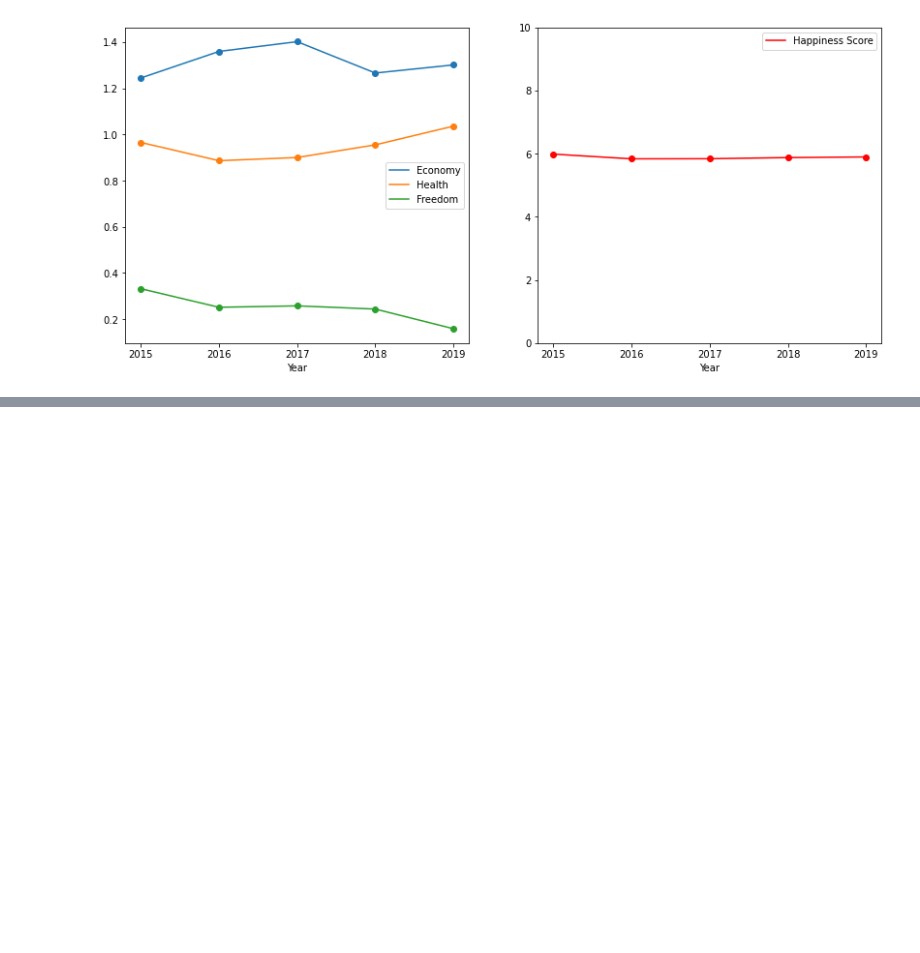
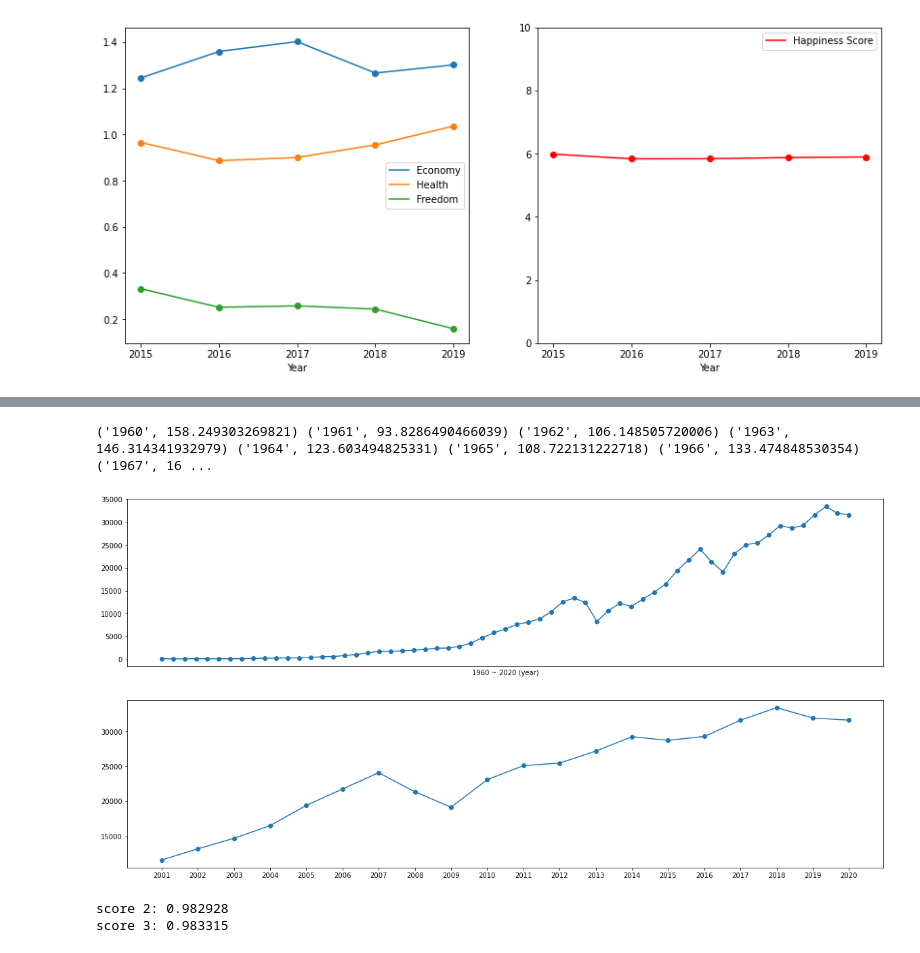
Before and after one commit to denev6/baekjoon, a Jupyter notebook: korea.ipynb, the cells around one changed output, grey strips where cells are left out. Drawn from its saved outputs; the diff is of its cells as text; code cells hidden in the pictures; blank space fills up the shorter version.

Commit message:
update korea

```diff
--- a/korea.ipynb
+++ b/korea.ipynb
@@ -97,3 +97,6 @@ ax2.legend()
 plt.show()
 # %% [output]
 [figure]
+# %%
+df_korea = pd.read_csv("datasets/worldbank_kor.csv", sep=",")
+df_korea.head(3)
@@ -99,0 +125,48 @@ plt.show()
+# %%
+import numpy as np
+
+years = df_korea.columns[4:-1]
+
+mask = df_korea["Indicator Name"] == "GDP per capita (current US$)"
+kor_gdp = df_korea.loc[mask, :].values.flatten().tolist()
+kor_gdp = np.array(kor_gdp[4:-1])
+
+print(*zip(years, kor_gdp))
+# %% [output]
+('1960', 158.249303269821) ('1961', 93.8286490466039) ('1962', 106.148505720006) ('1963', 146.314341932979) ('1964', 123.603494825331) ('1965', 108.722131222718) ('1966', 133.474848530354) ('1967', 16 ...
+# %%
+plt.figure(figsize=(20, 10))
+ax1 = plt.subplot(2, 1, 1)
+ax2 = plt.subplot(2, 1, 2)
+
+ax1.scatter(years, kor_gdp)
+ax1.plot(years, kor_gdp)
+ax1.set_xticks([])
+ax1.set_xlabel("1960 ~ 2020 (year)")
+
+ax2.scatter(years[-20:], kor_gdp[-20:])
+ax2.plot(years[-20:], kor_gdp[-20:])
+
+plt.show()
+# %% [output]
+[figure, added]
+# %%
+from sklearn.preprocessing import PolynomialFeatures
+from sklearn.linear_model import LinearRegression
+
+years_ = np.array(years).reshape(-1, 1).astype(np.int_)
+years_2 = PolynomialFeatures(degree=2, include_bias=False).fit_transform(years_)
+years_3 = PolynomialFeatures(degree=3, include_bias=False).fit_transform(years_)
+
+model_2 = LinearRegression()
+model_2.fit(years_2, kor_gdp)
+
+model_3 = LinearRegression()
+model_3.fit(years_3, kor_gdp)
+
+score_2 = model_2.score(years_2, kor_gdp)
+score_3 = model_3.score(years_3, kor_gdp)
+print(f"score 2: {score_2:.6f} \nscore 3: {score_3:.6f}")
+# %% [output]
+score 2: 0.982928
+score 3: 0.983315
```
Also changed, not shown: parts of 5 cells of this notebook, 1 other file.
